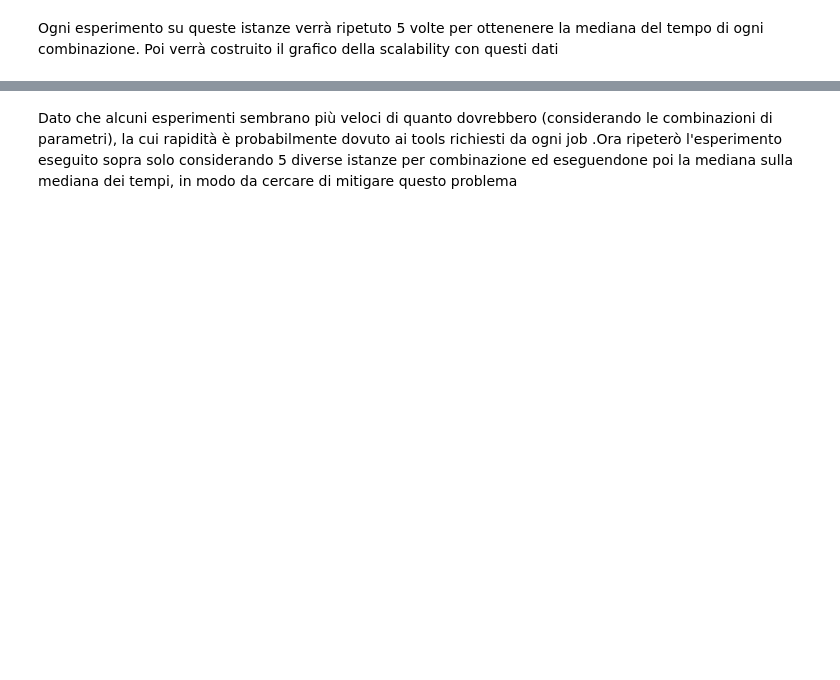
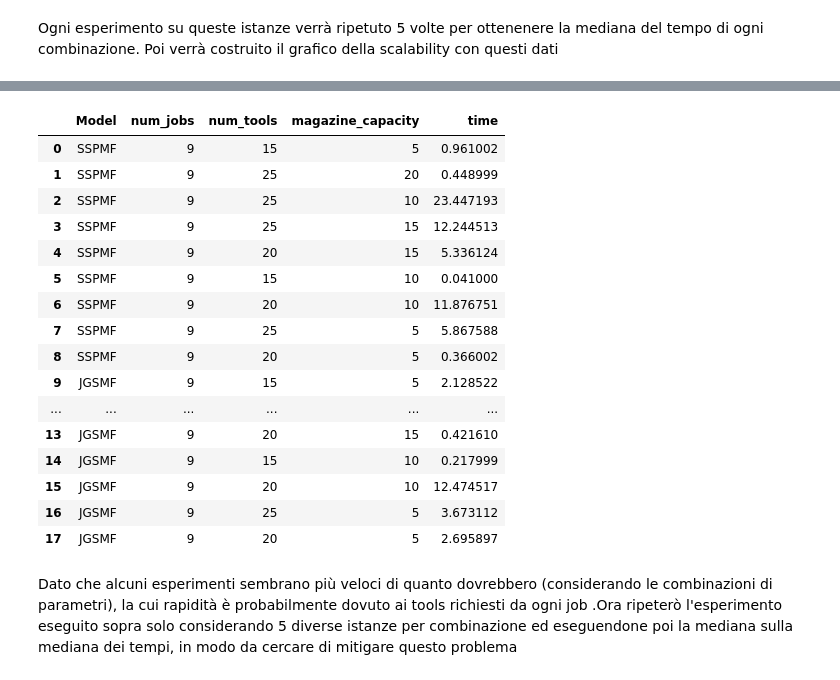
Before and after one commit to simonedivo/job-sequencing-and-tool-switching-problem, a Jupyter notebook: src/scalability.ipynb, the cells around one changed output, grey strips where cells are left out. Drawn from its saved outputs; the diff is of its cells as text; code cells hidden in the pictures; blank space fills up the shorter version.

Commit message:
New experiment with JGSMF model

```diff
--- a/src/scalability.ipynb
+++ b/src/scalability.ipynb
@@ -113,3 +115,23 @@ Elapsed time:  0.196568
+# %%
+results_df
+# %% [output]
+|  | Model | num_jobs | num_tools | magazine_capacity | time |
+| 0 | SSPMF | 9 | 15 | 5 | 0.961002 |
+| 1 | SSPMF | 9 | 25 | 20 | 0.448999 |
+| 2 | SSPMF | 9 | 25 | 10 | 23.447193 |
+| 3 | SSPMF | 9 | 25 | 15 | 12.244513 |
+| 4 | SSPMF | 9 | 20 | 15 | 5.336124 |
+| 5 | SSPMF | 9 | 15 | 10 | 0.041000 |
+| 6 | SSPMF | 9 | 20 | 10 | 11.876751 |
+| 7 | SSPMF | 9 | 25 | 5 | 5.867588 |
+| 8 | SSPMF | 9 | 20 | 5 | 0.366002 |
+| 9 | JGSMF | 9 | 15 | 5 | 2.128522 |
+| ... | ... | ... | ... | ... | ... |
+| 13 | JGSMF | 9 | 20 | 15 | 0.421610 |
+| 14 | JGSMF | 9 | 15 | 10 | 0.217999 |
+| 15 | JGSMF | 9 | 20 | 10 | 12.474517 |
+| 16 | JGSMF | 9 | 25 | 5 | 3.673112 |
+| 17 | JGSMF | 9 | 20 | 5 | 2.695897 |
 # %% [markdown]
 Dato che alcuni esperimenti sembrano più veloci di quanto dovrebbero (considerando le combinazioni di parametri), la cui rapidità è probabilmente dovuto ai tools richiesti da ogni job .Ora ripeterò l'esperimento eseguito sopra solo considerando 5 diverse istanze per combinazione ed eseguendone poi la mediana sulla mediana dei tempi, in modo da cercare di mitigare questo problema
 # %%
```
Also changed, not shown: parts of 7 cells of this notebook, 4 other files.
